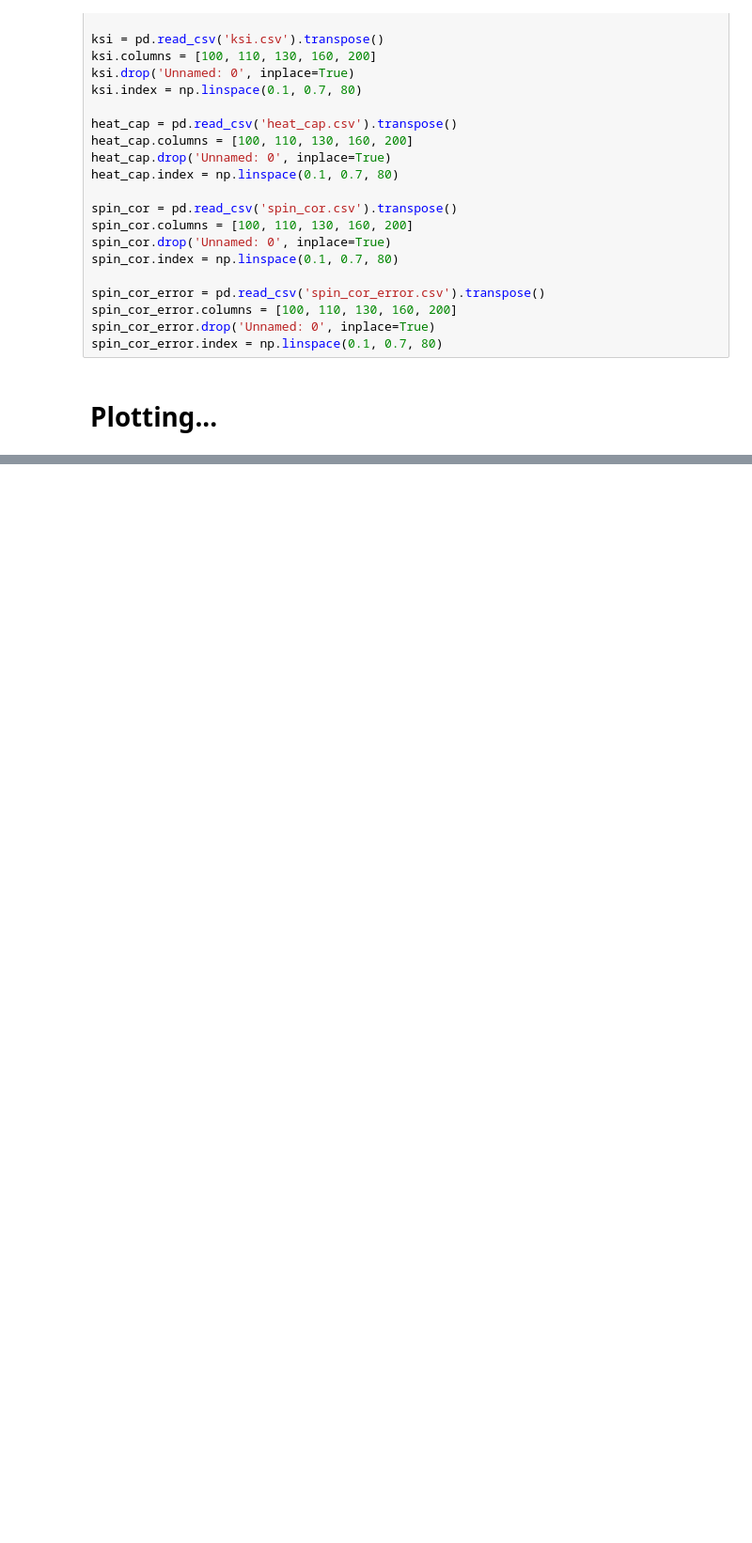
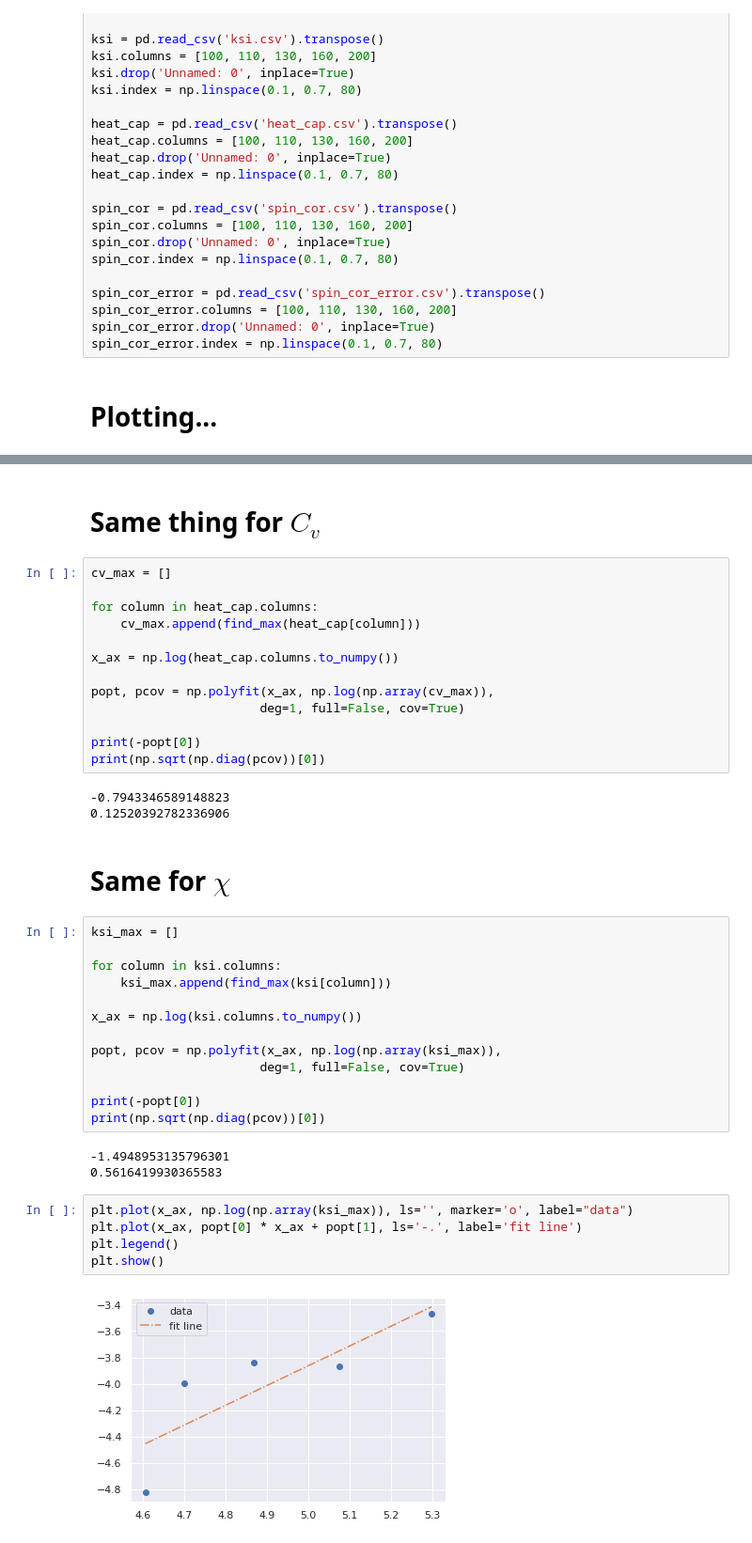
Before and after one commit to themahani/ComputationalPhysics-Fall2020, a Jupyter notebook: PSet7/data_analysis.ipynb, the cells around one changed output, grey strips where cells are left out. Shown at 94% size. Saved outputs shown, nothing was run; the diff lists cells and outputs as text; blank space fills up the shorter version.

```diff
--- a/PSet7/data_analysis.ipynb
+++ b/PSet7/data_analysis.ipynb
@@ -108,0 +129,43 @@ energy
+# %% [markdown]
+# Same thing for $C_v$
+# %%
+cv_max = []
+
+for column in heat_cap.columns:
+    cv_max.append(find_max(heat_cap[column]))
+
+x_ax = np.log(heat_cap.columns.to_numpy())
+
+popt, pcov = np.polyfit(x_ax, np.log(np.array(cv_max)),
+                       deg=1, full=False, cov=True)
+
+print(-popt[0])
+print(np.sqrt(np.diag(pcov))[0])
+# %% [output]
+-0.7943346589148823
+0.12520392782336906
+# %% [markdown]
+# Same for $\chi$
+# %%
+ksi_max = []
+
+for column in ksi.columns:
+    ksi_max.append(find_max(ksi[column]))
+
+x_ax = np.log(ksi.columns.to_numpy())
+
+popt, pcov = np.polyfit(x_ax, np.log(np.array(ksi_max)),
+                       deg=1, full=False, cov=True)
+
+print(-popt[0])
+print(np.sqrt(np.diag(pcov))[0])
+# %% [output]
+-1.4948953135796301
+0.5616419930365583
+# %%
+plt.plot(x_ax, np.log(np.array(ksi_max)), ls='', marker='o', label="data")
+plt.plot(x_ax, popt[0] * x_ax + popt[1], ls='-.', label='fit line')
+plt.legend()
+plt.show()
+# %% [output]
+[figure, added]
```
Also changed, not shown: parts of 5 cells of this notebook, 5 other files.
